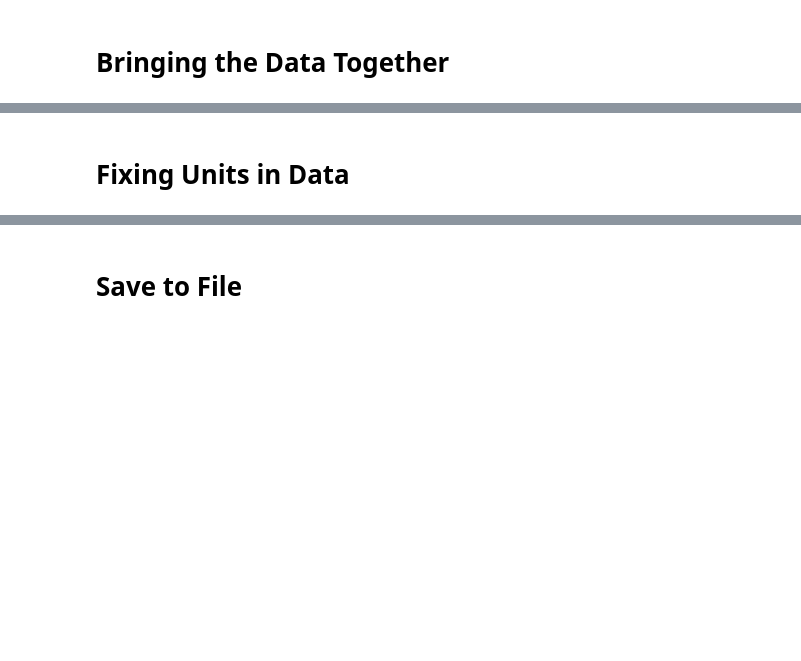
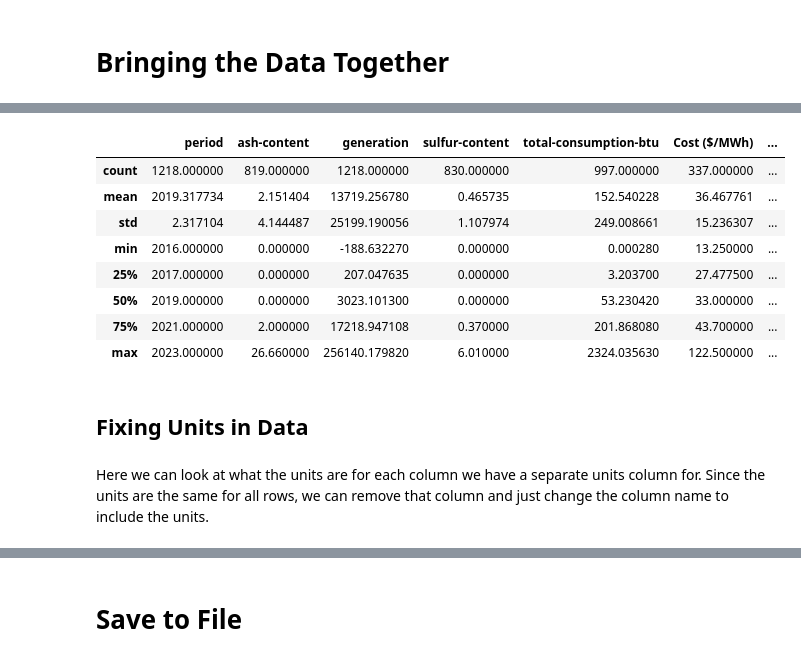
Before and after one commit to TKSteppat/CSCI385-Energy, a Jupyter notebook: data_exploration/data_explore.ipynb, the cells around one changed output, grey strips where cells are left out. Saved outputs shown, nothing was run; the diff lists cells and outputs as text; code cells hidden in the pictures; blank space fills up the shorter version.

```diff
--- a/data_exploration/data_explore.ipynb
+++ b/data_exploration/data_explore.ipynb
@@ -286,0 +213,10 @@ wind_total_consumption.head()
+# %%
+wind_only = energy_df[energy_df["fuelTypeDescription"] == "onshore wind turbine"].copy()
+
+wind_merged = wind_only.merge(
+    wind_price_df.rename(columns={"State": "stateid", "Year": "period"}),
+    on=["stateid", "period"],
+    how="left"
+)
+
+energy_df.loc[energy_df["fuelTypeDescription"] == "onshore wind turbine", "Cost ($/MWh)"] = wind_merged["Real 2024$/MWh"].values
@@ -286,0 +225,33 @@ wind_total_consumption.head()
+# %%
+energy_df["Raw Cost (Millions of $)"] = np.nan
+coal_only = energy_df[energy_df["fuelTypeDescription"] == "all coal products"].copy()
+coal_merged = coal_only.merge(
+    seds_df,
+    on=["stateid", "period"],
+    how="left"
+)
+energy_df.loc[energy_df["fuelTypeDescription"] == "all coal products", "Raw Cost (Millions of $)"] = coal_merged["CLEIV"].values
+
+petroleum_only = energy_df[energy_df["fuelTypeDescription"] == "petroleum"].copy()
+petroleum_merged = petroleum_only.merge(
+    seds_df,
+    on=["stateid", "period"],
+    how="left"
+)
+energy_df.loc[energy_df["fuelTypeDescription"] == "petroleum", "Raw Cost (Millions of $)"] = petroleum_merged["PAEIV"].values
+
+nuclear_only = energy_df[energy_df["fuelTypeDescription"] == "nuclear"].copy()
+nuclear_merged = nuclear_only.merge(
+    seds_df,
+    on=["stateid", "period"],
+    how="left"
+)
+energy_df.loc[energy_df["fuelTypeDescription"] == "nuclear", "Raw Cost (Millions of $)"] = nuclear_merged["NUEGV"].values
+
+ng_only = energy_df[energy_df["fuelTypeDescription"] == "natural gas"].copy()
+ng_merged = ng_only.merge(
+    seds_df,
+    on=["stateid", "period"],
+    how="left"
+)
+energy_df.loc[energy_df["fuelTypeDescription"] == "natural gas", "Raw Cost (Millions of $)"] = ng_merged["NGEIV"].values
@@ -287,3 +299,17 @@ wind_total_consumption.head()
+# %%
+energy_df.describe()
+# %% [output]
+|  | period | ash-content | generation | sulfur-content | total-consumption-btu | Cost ($/MWh) | ... |
+| count | 1218.000000 | 819.000000 | 1218.000000 | 830.000000 | 997.000000 | 337.000000 | ... |
+| mean | 2019.317734 | 2.151404 | 13719.256780 | 0.465735 | 152.540228 | 36.467761 | ... |
+| std | 2.317104 | 4.144487 | 25199.190056 | 1.107974 | 249.008661 | 15.236307 | ... |
+| min | 2016.000000 | 0.000000 | -188.632270 | 0.000000 | 0.000280 | 13.250000 | ... |
+| 25% | 2017.000000 | 0.000000 | 207.047635 | 0.000000 | 3.203700 | 27.477500 | ... |
+| 50% | 2019.000000 | 0.000000 | 3023.101300 | 0.000000 | 53.230420 | 33.000000 | ... |
+| 75% | 2021.000000 | 2.000000 | 17218.947108 | 0.370000 | 201.868080 | 43.700000 | ... |
+| max | 2023.000000 | 26.660000 | 256140.179820 | 6.010000 | 2324.035630 | 122.500000 | ... |
 # %% [markdown]
-# Fixing Units in Data
+## Fixing Units in Data
+# %% [markdown]
+Here we can look at what the units are for each column we have a separate units column for. Since the units are the same for all rows, we can remove that column and just change the column name to include the units.
 # %%
```
Also changed, not shown: parts of 50 cells of this notebook, 3 other files.
